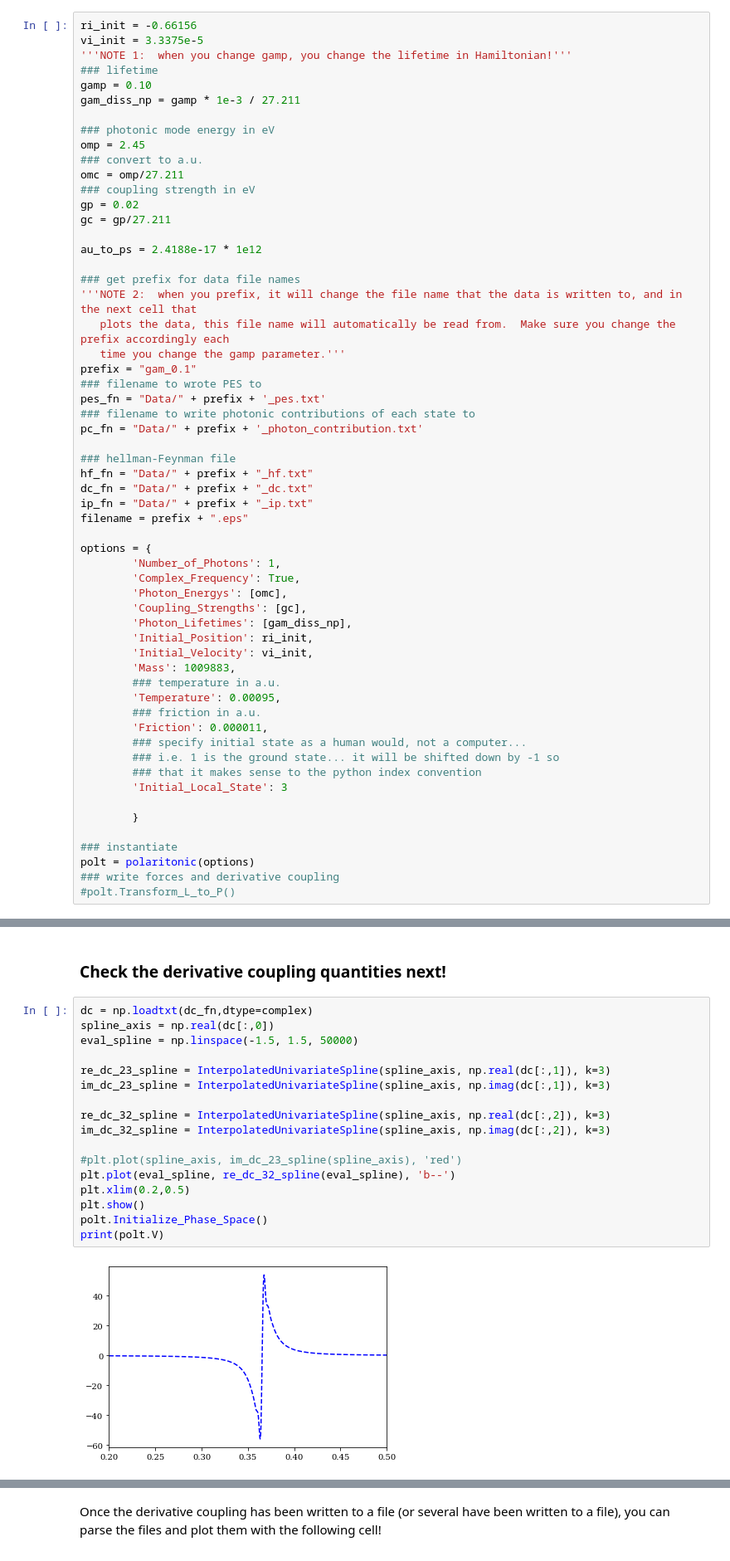
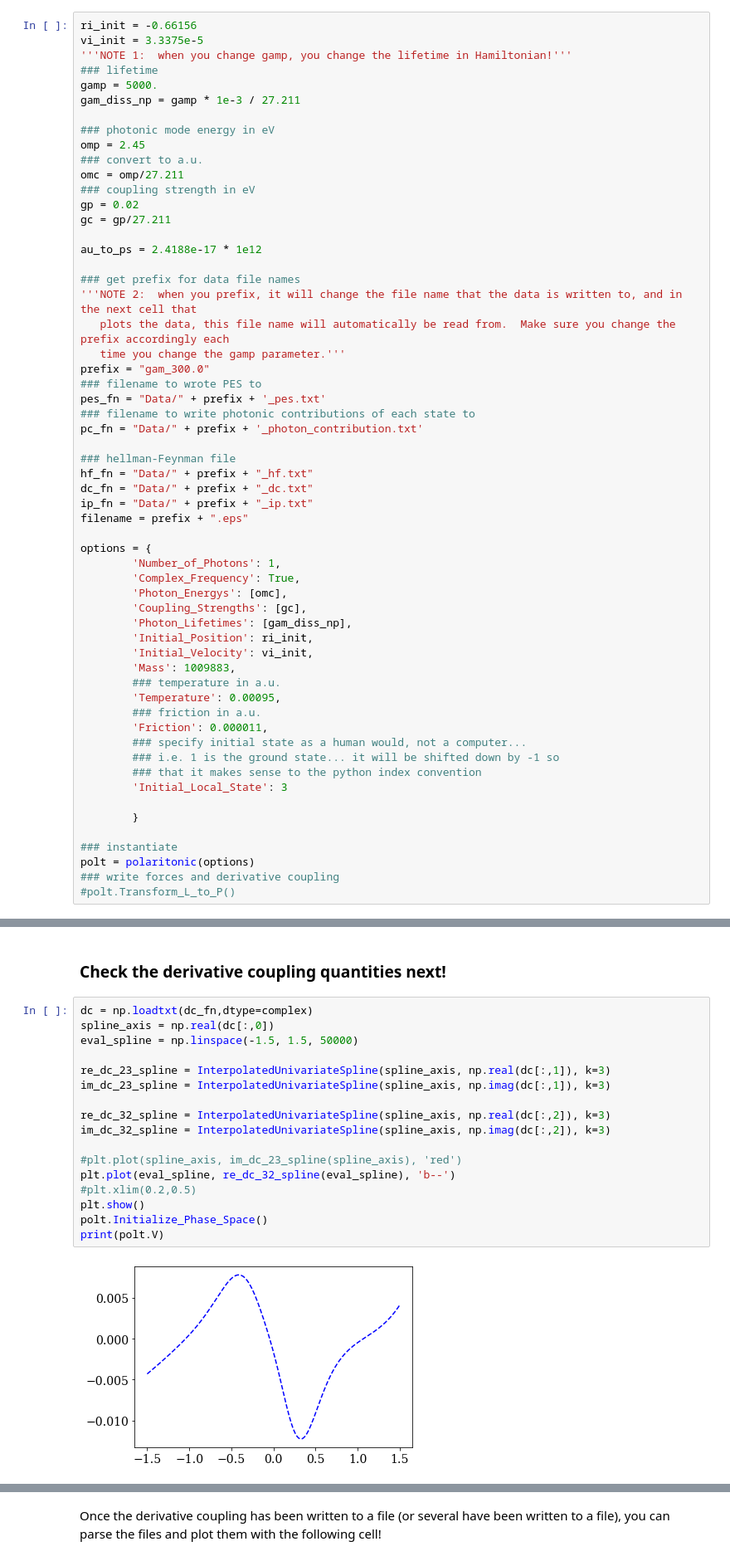
Before and after one commit to FoleyLab/PyCQED, a Jupyter notebook: Plot_PES.ipynb, the cells around one changed output, grey strips where cells are left out. Shown: that part at 83% size. Drawn from its saved outputs; the diff is of its cells as text.

Commit message:
updated plot_pes

```diff
--- a/Plot_PES.ipynb
+++ b/Plot_PES.ipynb
@@ -22,7 +22,7 @@ ri_init = -0.66156
 vi_init = 3.3375e-5
 '''NOTE 1:  when you change gamp, you change the lifetime in Hamiltonian!'''
 ### lifetime
-gamp = 0.10
+gamp = 5000.
 gam_diss_np = gamp * 1e-3 / 27.211
 
 ### photonic mode energy in eV
@@ -39,7 +39,7 @@ au_to_ps = 2.4188e-17 * 1e12
 '''NOTE 2:  when you prefix, it will change the file name that the data is written to, and in the next cell that
    plots the data, this file name will automatically be read from.  Make sure you change the prefix accordingly each
    time you change the gamp parameter.'''
-prefix = "gam_0.1"
+prefix = "gam_300.0"
 ### filename to wrote PES to
 pes_fn = "Data/" + prefix + '_pes.txt'
 ### filename to write photonic contributions of each state to
@@ -135,19 +141,19 @@ plt.show()
 # %%
 dc = np.loadtxt(dc_fn,dtype=complex)
 spline_axis = np.real(dc[:,0])
 eval_spline = np.linspace(-1.5, 1.5, 50000)
 
 re_dc_23_spline = InterpolatedUnivariateSpline(spline_axis, np.real(dc[:,1]), k=3)
 im_dc_23_spline = InterpolatedUnivariateSpline(spline_axis, np.imag(dc[:,1]), k=3)
 
 re_dc_32_spline = InterpolatedUnivariateSpline(spline_axis, np.real(dc[:,2]), k=3)
 im_dc_32_spline = InterpolatedUnivariateSpline(spline_axis, np.imag(dc[:,2]), k=3)
 
 #plt.plot(spline_axis, im_dc_23_spline(spline_axis), 'red')
 plt.plot(eval_spline, re_dc_32_spline(eval_spline), 'b--')
-plt.xlim(0.2,0.5)
+#plt.xlim(0.2,0.5)
 plt.show()
 polt.Initialize_Phase_Space()
 print(polt.V)
 # %% [output]
-[figure, old version]
+[figure, new version]
```
Also changed, not shown: parts of 5 cells of this notebook.
